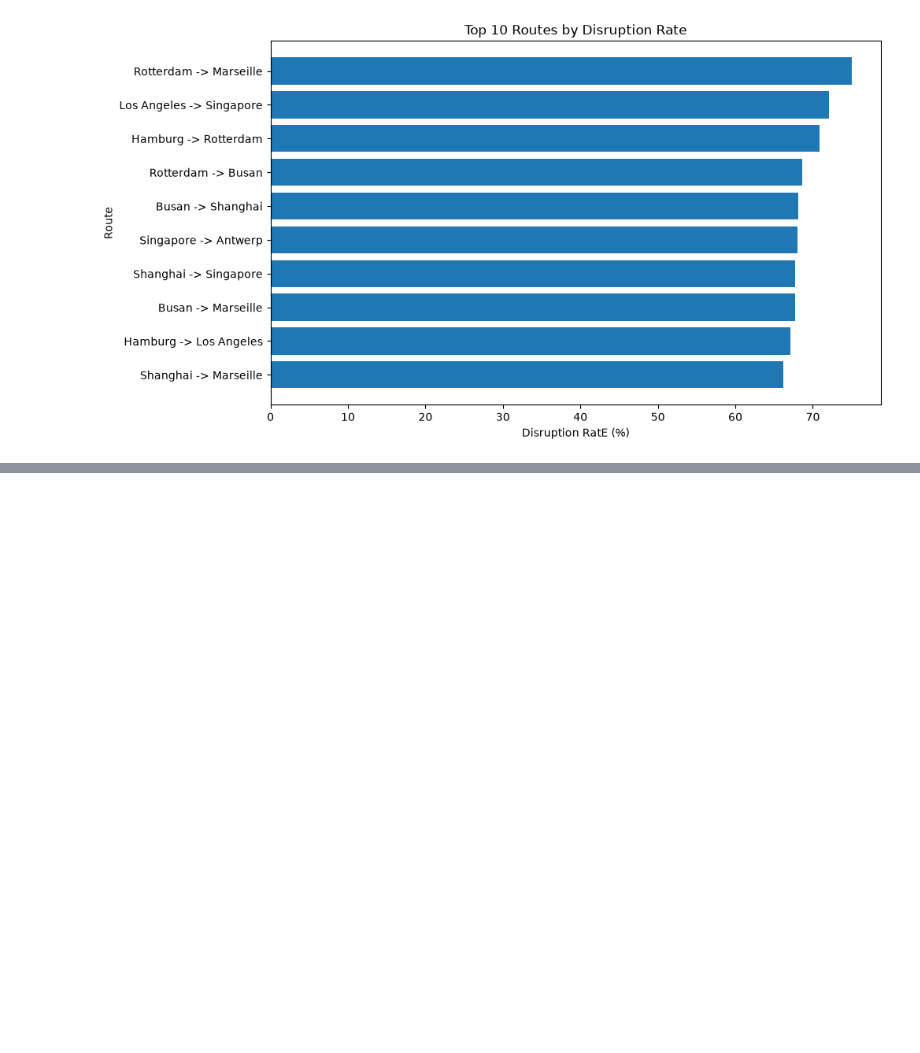
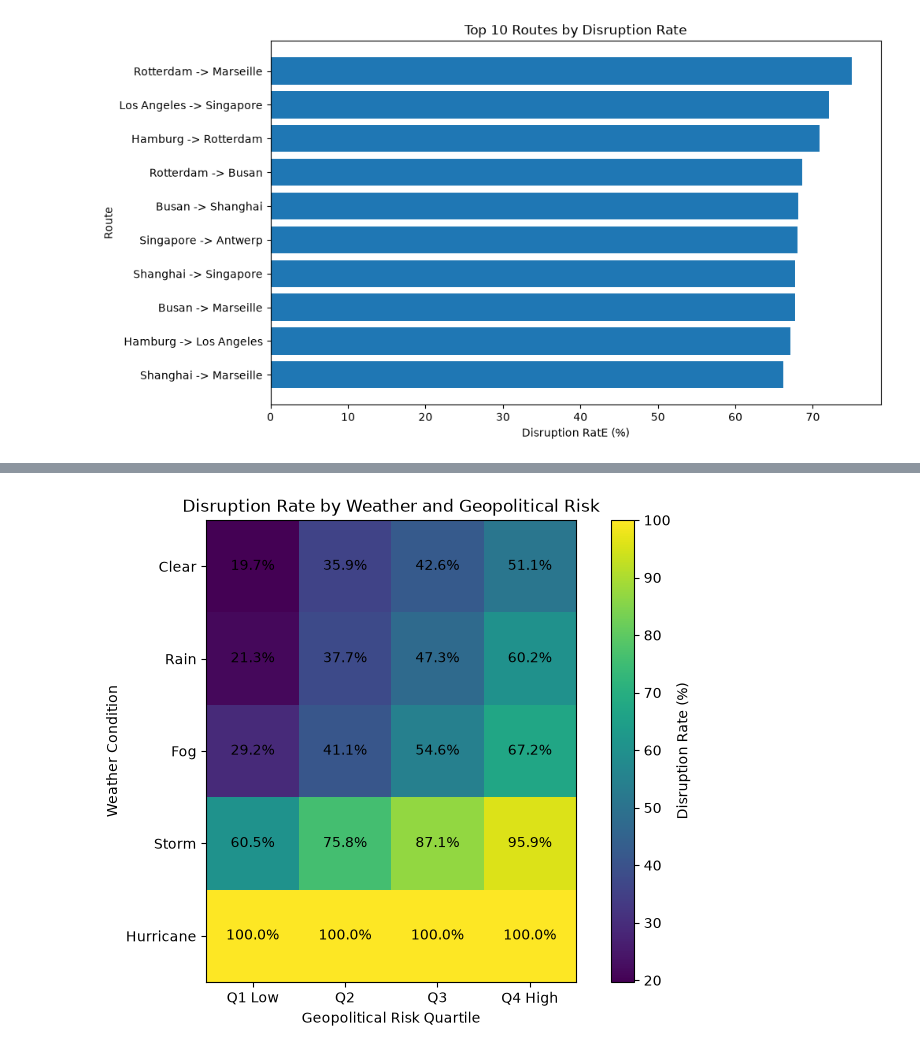
Before and after one commit to sharath1103/Global-Supply-Chain-Disruption, a Jupyter notebook: global_supply_chain_disruption.ipynb, the cells around one changed output, grey strips where cells are left out. Saved outputs shown, nothing was run; the diff lists cells and outputs as text; code cells hidden in the pictures; blank space fills up the shorter version.

```diff
--- a/global_supply_chain_disruption.ipynb
+++ b/global_supply_chain_disruption.ipynb
@@ -922,0 +1067,10 @@ plt.show()
+# %%
+risk_interaction = (df.groupby(["Weather_Condition", "Geo_Risk_Quartile"], observed=True).agg(
+    Shipments=("Shipment_ID", "count"),
+    Disruptions=("Disruption_Occurred", "sum"),
+    Disruption_Rate=("Disruption_Occurred", "mean")
+).reset_index())
+risk_interaction["Disruption_Rate"]*=100
+risk_interaction.round(2)
+sample_pivot = risk_interaction.pivot(index = "Weather_Condition", columns = "Geo_Risk_Quartile", values = "Shipments")
+sample_pivot
@@ -922,0 +1085,3 @@ plt.show()
+# %%
+risk_pivot = risk_interaction.pivot(index = "Weather_Condition", columns = "Geo_Risk_Quartile", values = "Disruption_Rate")
+risk_pivot.round(2)
@@ -922,0 +1096,34 @@ plt.show()
+# %%
+weather_order = ["Clear", "Rain", "Fog", "Storm", "Hurricane"]
+
+risk_pivot = risk_pivot.loc[weather_order]
+
+fig, ax = plt.subplots(figsize=(9, 6))
+
+image = ax.imshow(risk_pivot.values)
+
+ax.set_xticks(range(len(risk_pivot.columns)))
+ax.set_xticklabels(risk_pivot.columns)
+
+ax.set_yticks(range(len(risk_pivot.index)))
+ax.set_yticklabels(risk_pivot.index)
+
+ax.set_xlabel("Geopolitical Risk Quartile")
+ax.set_ylabel("Weather Condition")
+ax.set_title("Disruption Rate by Weather and Geopolitical Risk")
+
+for i in range(len(risk_pivot.index)):
+    for j in range(len(risk_pivot.columns)):
+        ax.text(
+            j,
+            i,
+            f"{risk_pivot.iloc[i, j]:.1f}%",
+            ha="center",
+            va="center"
+        )
+
+plt.colorbar(image, label="Disruption Rate (%)")
+
+plt.show()
+# %% [output]
+[figure, added]
```
Also changed, not shown: parts of 18 cells of this notebook.
